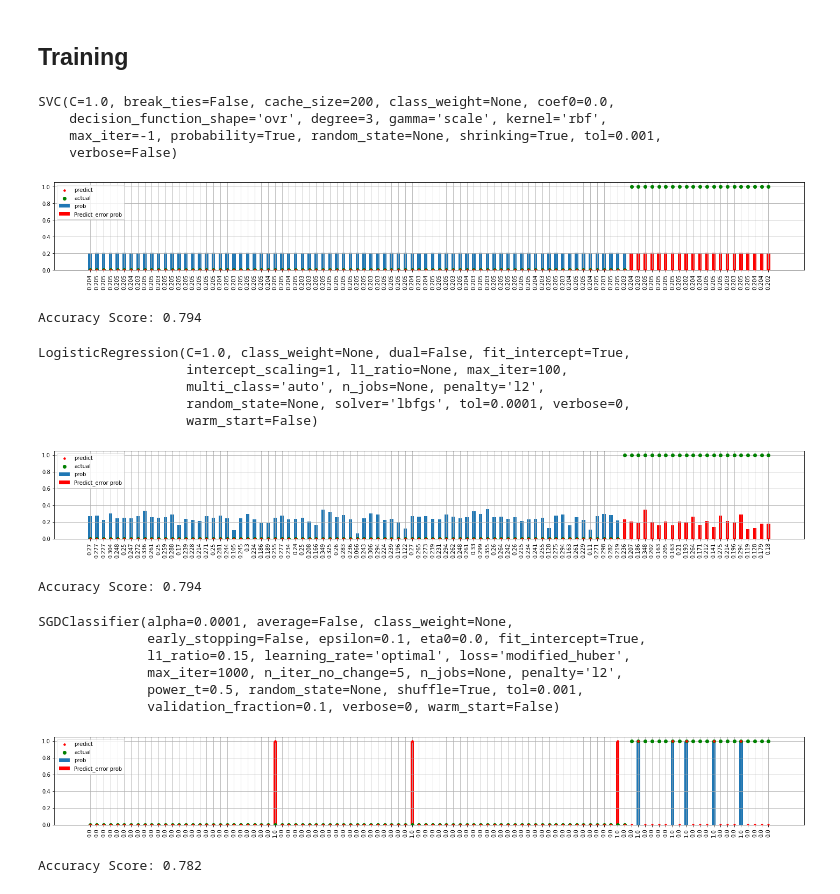
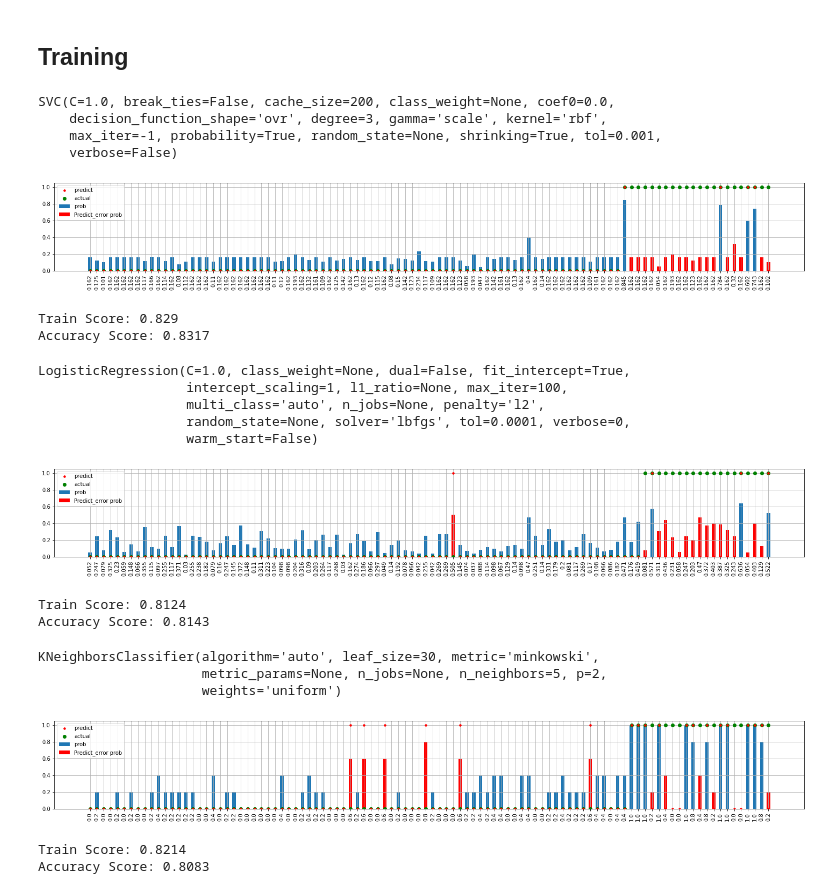
Before and after one commit to ryan73093/kaggle-sklearn, a Jupyter notebook: Predicting_Churn_for_Bank_Customers.ipynb, the cells around one changed output. Saved outputs shown, nothing was run; the diff lists cells and outputs as text; code cells hidden in the pictures.

```diff
--- a/Predicting_Churn_for_Bank_Customers.ipynb
+++ b/Predicting_Churn_for_Bank_Customers.ipynb
@@ -117,29 +158,24 @@ def training(df,method,scaler=None,fig_amount_show=100):
     # Training set & Testing set
     X = df[df.columns[:-1]].values
     Y = df[df.columns[-1]].values
-    train_X,test_X,train_Y,test_Y=train_test_split(X,Y,test_size=0.1, random_state=0)
-    X.mean()
-
     classifier = method
     if scaler=='minmax':
         sc = MinMaxScaler()
-        sc.fit(train_X)
-        train_X_ = sc.transform(train_X)
-        test_X_ = sc.transform(test_X)
+        sc.fit(X)
+        X = sc.transform(X)
     elif scaler=='std':
         sc = StandardScaler()
-        sc.fit(train_X)
-        train_X_ = sc.transform(train_X)
-        test_X_ = sc.transform(test_X)
+        sc.fit(X)
+        X = sc.transform(X)
     else:
-        train_X_ = train_X
-        test_X_ = test_X
+        X = X
+    train_X,test_X,train_Y,test_Y=train_test_split(X,Y,test_size=0.3, random_state=0)
 
-    classifier.fit(train_X_, train_Y)
-    print(classifier.fit(train_X_, train_Y))
+    classifier.fit(train_X, train_Y)
+    print(classifier.fit(train_X, train_Y))
 
-    pred_Y = classifier.predict(test_X_)
-    test_prob=np.ravel(classifier.predict_proba(test_X_)[:,[1]])
+    pred_Y = classifier.predict(test_X)
+    test_prob=np.ravel(classifier.predict_proba(test_X)[:,[1]])
     df_pred = pd.DataFrame({'Actual': test_Y, 'Predicted': pred_Y,'Probability':test_prob}).round(3)
     df_pred['Error']=df_pred['Predicted']-df_pred['Actual']
     try:
@@ -148,8 +184,6 @@ def training(df,method,scaler=None,fig_amount_show=100):
       print("Your data is smaller than fig_amount_show's setting. ")
     df_pred=df_pred.sort_values(by='Actual').reset_index(drop=True)
     max_value=max([df_pred['Actual'].max(),df_pred['Predicted'].max()])
-
-
 
     #plot
     plt.figure(figsize=(25,3))
@@ -161,40 +195,46 @@ def training(df,method,scaler=None,fig_amount_show=100):
     plt.legend(['predict','actual','prob','Predict_error prob'])
     plt.grid()
     plt.show()
-
+    try:
+      loss_values = classifier.loss_curve_
+      plt.plot(loss_values)
+      plt.show()
+    except AttributeError:
+      pass
+    print('Train Score:', round(classifier.score(train_X,train_Y),4))
     print('Accuracy Score:', round(metrics.accuracy_score(test_Y,pred_Y,normalize=True),4))
 # %% [markdown]
 ## Training
 # %%
 from sklearn.svm import SVC
-training(df_, SVC(probability=True),scaler='mimax')
+training(df_, SVC(probability=True),scaler='minmax')
 # %% [output]
 SVC(C=1.0, break_ties=False, cache_size=200, class_weight=None, coef0=0.0,
     decision_function_shape='ovr', degree=3, gamma='scale', kernel='rbf',
     max_iter=-1, probability=True, random_state=None, shrinking=True, tol=0.001,
     verbose=False)
-[figure, old version]
+[figure, new version]
-Accuracy Score: 0.794
+Train Score: 0.829
+Accuracy Score: 0.8317
 # %%
 from sklearn.linear_model import LogisticRegression
-training(df_, LogisticRegression())
+training(df_, LogisticRegression(),scaler='minmax')
 # %% [output]
 LogisticRegression(C=1.0, class_weight=None, dual=False, fit_intercept=True,
                    intercept_scaling=1, l1_ratio=None, max_iter=100,
                    multi_class='auto', n_jobs=None, penalty='l2',
                    random_state=None, solver='lbfgs', tol=0.0001, verbose=0,
                    warm_start=False)
-[figure, old version]
+[figure, new version]
-Accuracy Score: 0.794
+Train Score: 0.8124
+Accuracy Score: 0.8143
 # %%
-from sklearn.linear_model import SGDClassifier
-training(df_, SGDClassifier(loss='modified_huber'))
+from sklearn.neighbors import KNeighborsClassifier
+training(df_, KNeighborsClassifier(),scaler='minmax')
 # %% [output]
-SGDClassifier(alpha=0.0001, average=False, class_weight=None,
-              early_stopping=False, epsilon=0.1, eta0=0.0, fit_intercept=True,
-              l1_ratio=0.15, learning_rate='optimal', loss='modified_huber',
-              max_iter=1000, n_iter_no_change=5, n_jobs=None, penalty='l2',
-              power_t=0.5, random_state=None, shuffle=True, tol=0.001,
-              validation_fraction=0.1, verbose=0, warm_start=False)
+KNeighborsClassifier(algorithm='auto', leaf_size=30, metric='minkowski',
+                     metric_params=None, n_jobs=None, n_neighbors=5, p=2,
+                     weights='uniform')
-[figure, old version]
+[figure, new version]
-Accuracy Score: 0.782
+Train Score: 0.8214
+Accuracy Score: 0.8083
```
Also changed, not shown: parts of 25 cells of this notebook.
